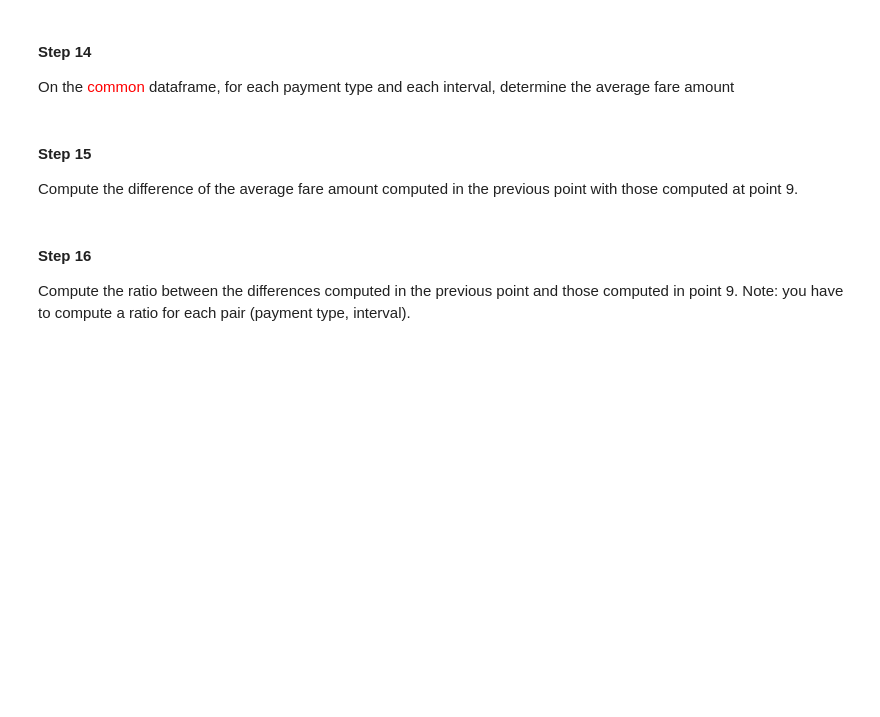
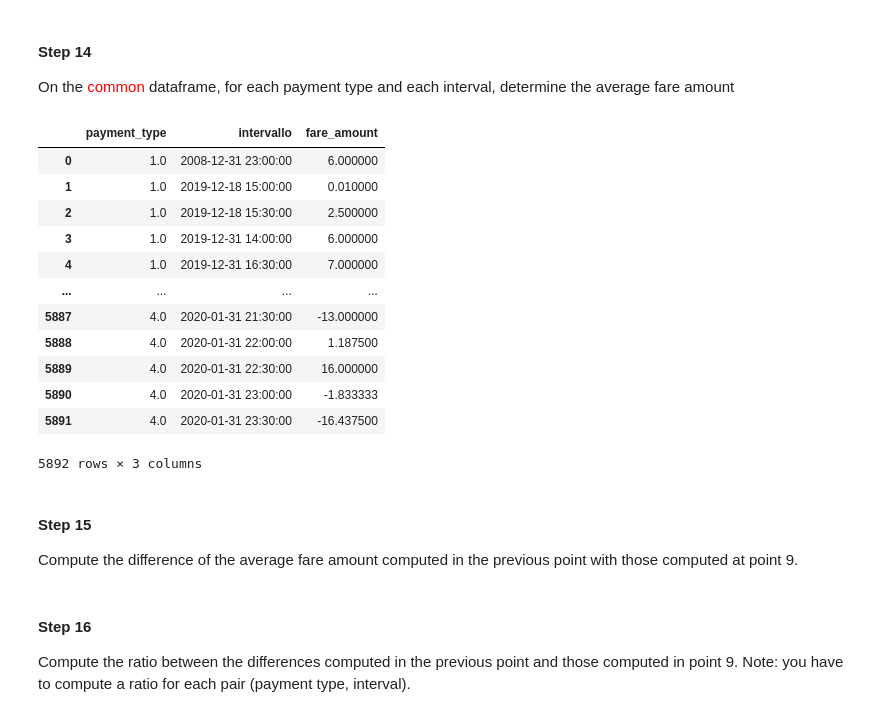
Before and after one commit to Cova18/Fondamenti-di-Informatica, a Jupyter notebook: Proggetto_Informatica.ipynb, the cells around one changed output. Saved outputs shown, nothing was run; the diff lists cells and outputs as text; code cells hidden in the pictures; blank space fills up the shorter version.

```diff
--- a/Proggetto_Informatica.ipynb
+++ b/Proggetto_Informatica.ipynb
@@ -218,6 +237,23 @@ Build a new dataframe (called <font color = 'red'>common</font>) where, for each
 # %% [markdown]
 #### Step 14
 On the <font color = 'red'>common</font> dataframe, for each payment type and each interval, determine the average fare amount
+# %%
+common_pay_int = common.groupby(["payment_type", "intervallo"]).mean("fare")[["fare_amount"]].reset_index()
+common_pay_int
+# %% [output]
+|  | payment_type | intervallo | fare_amount |
+| 0 | 1.0 | 2008-12-31 23:00:00 | 6.000000 |
+| 1 | 1.0 | 2019-12-18 15:00:00 | 0.010000 |
+| 2 | 1.0 | 2019-12-18 15:30:00 | 2.500000 |
+| 3 | 1.0 | 2019-12-31 14:00:00 | 6.000000 |
+| 4 | 1.0 | 2019-12-31 16:30:00 | 7.000000 |
+| ... | ... | ... | ... |
+| 5887 | 4.0 | 2020-01-31 21:30:00 | -13.000000 |
+| 5888 | 4.0 | 2020-01-31 22:00:00 | 1.187500 |
+| 5889 | 4.0 | 2020-01-31 22:30:00 | 16.000000 |
+| 5890 | 4.0 | 2020-01-31 23:00:00 | -1.833333 |
+| 5891 | 4.0 | 2020-01-31 23:30:00 | -16.437500 |
+5892 rows × 3 columns
 # %% [markdown]
 #### Step 15
 Compute the difference of the average fare amount computed in the previous point with those computed at point 9.
```
Also changed, not shown: parts of 1 cell of this notebook.
